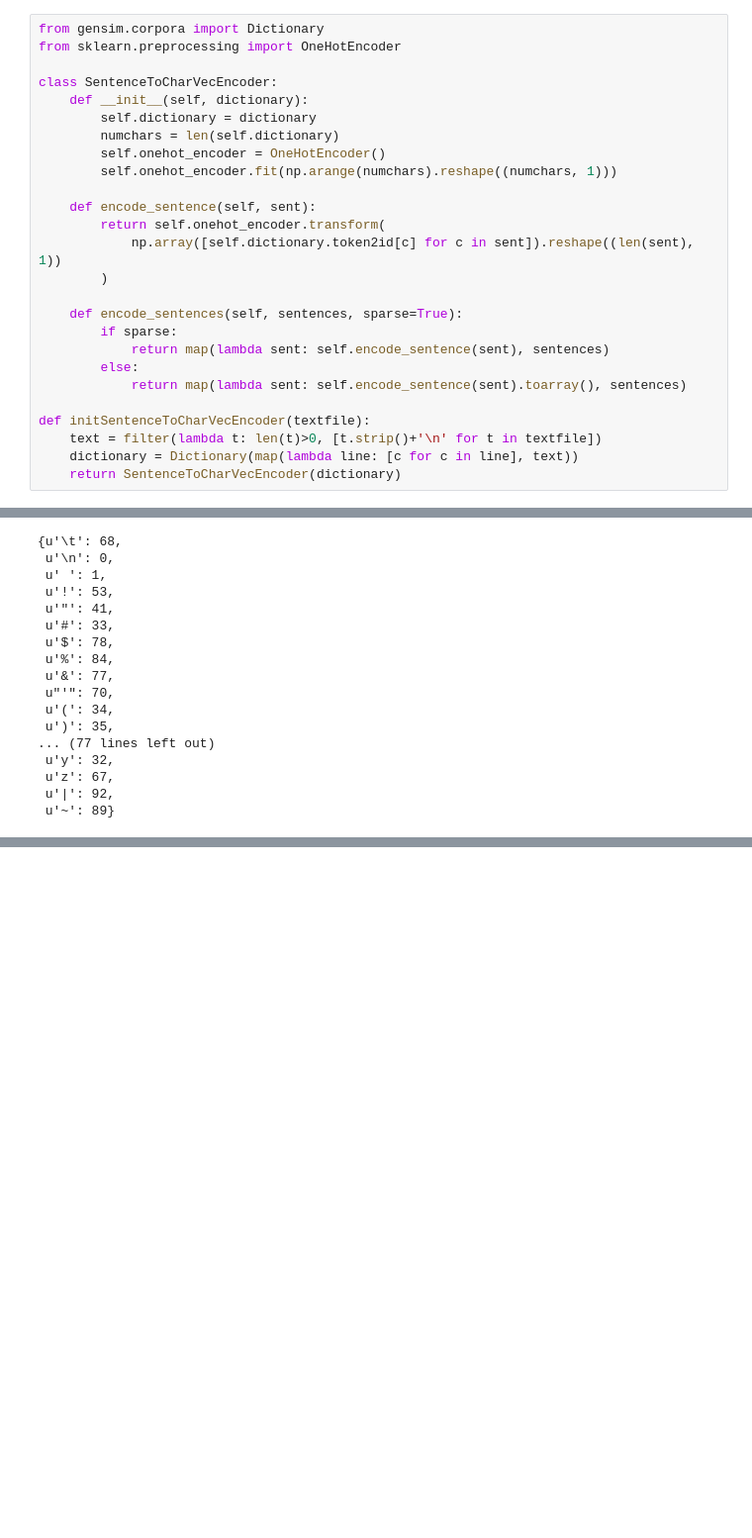
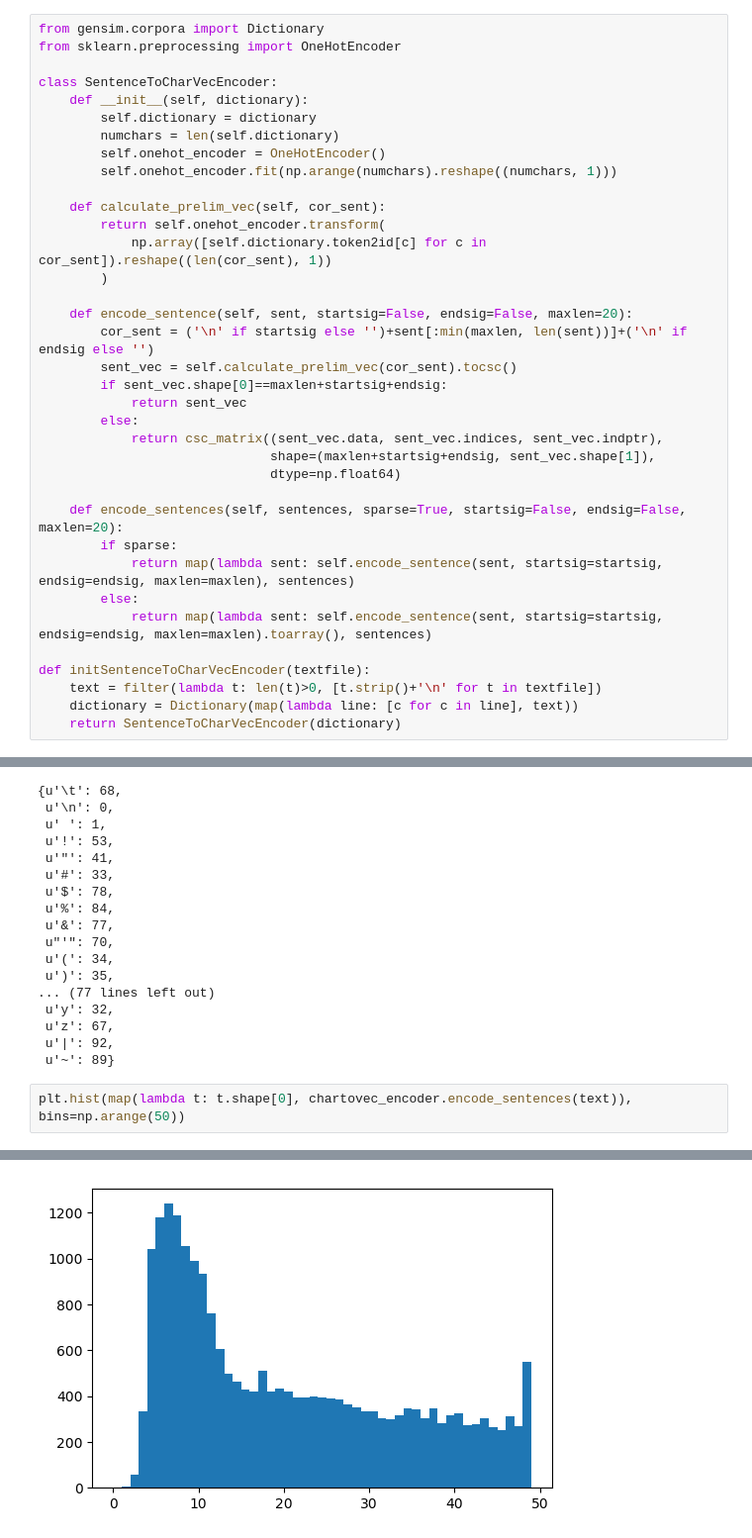
Before and after one commit to stephenhky/IPythonNotebooks, a Jupyter notebook: Seq2Seq/Seq2Seq_Keras.ipynb, the cells around one changed output, grey strips where cells are left out. Shown: that part at 99% size. Cells and saved outputs as stored; diff of their text form; blank space fills up the shorter version.

Commit message:
char vec array successfully generated

```diff
--- a/Seq2Seq/Seq2Seq_Keras.ipynb
+++ b/Seq2Seq/Seq2Seq_Keras.ipynb
@@ -22,16 +23,26 @@ class SentenceToCharVecEncoder:
         self.onehot_encoder = OneHotEncoder()
         self.onehot_encoder.fit(np.arange(numchars).reshape((numchars, 1)))
 
-    def encode_sentence(self, sent):
+    def calculate_prelim_vec(self, cor_sent):
         return self.onehot_encoder.transform(
-            np.array([self.dictionary.token2id[c] for c in sent]).reshape((len(sent), 1))
+            np.array([self.dictionary.token2id[c] for c in cor_sent]).reshape((len(cor_sent), 1))
         )
 
-    def encode_sentences(self, sentences, sparse=True):
+    def encode_sentence(self, sent, startsig=False, endsig=False, maxlen=20):
+        cor_sent = ('\n' if startsig else '')+sent[:min(maxlen, len(sent))]+('\n' if endsig else '')
+        sent_vec = self.calculate_prelim_vec(cor_sent).tocsc()
+        if sent_vec.shape[0]==maxlen+startsig+endsig:
+            return sent_vec
+        else:
+            return csc_matrix((sent_vec.data, sent_vec.indices, sent_vec.indptr),
+                              shape=(maxlen+startsig+endsig, sent_vec.shape[1]),
+                              dtype=np.float64)
+
+    def encode_sentences(self, sentences, sparse=True, startsig=False, endsig=False, maxlen=20):
         if sparse:
-            return map(lambda sent: self.encode_sentence(sent), sentences)
+            return map(lambda sent: self.encode_sentence(sent, startsig=startsig, endsig=endsig, maxlen=maxlen), sentences)
         else:
-            return map(lambda sent: self.encode_sentence(sent).toarray(), sentences)
+            return map(lambda sent: self.encode_sentence(sent, startsig=startsig, endsig=endsig, maxlen=maxlen).toarray(), sentences)
 
 def initSentenceToCharVecEncoder(textfile):
     text = filter(lambda t: len(t)>0, [t.strip()+'\n' for t in textfile])
@@ -125,3 +131,6 @@ chartovec_encoder.dictionary.token2id
  u'z': 67,
  u'|': 92,
  u'~': 89}
+# %%
+plt.hist(map(lambda t: t.shape[0], chartovec_encoder.encode_sentences(text)), bins=np.arange(50))
+# %% [output]
@@ -127,0 +148 @@ chartovec_encoder.dictionary.token2id
+[figure, added]
```
Also changed, not shown: parts of 16 cells of this notebook.
